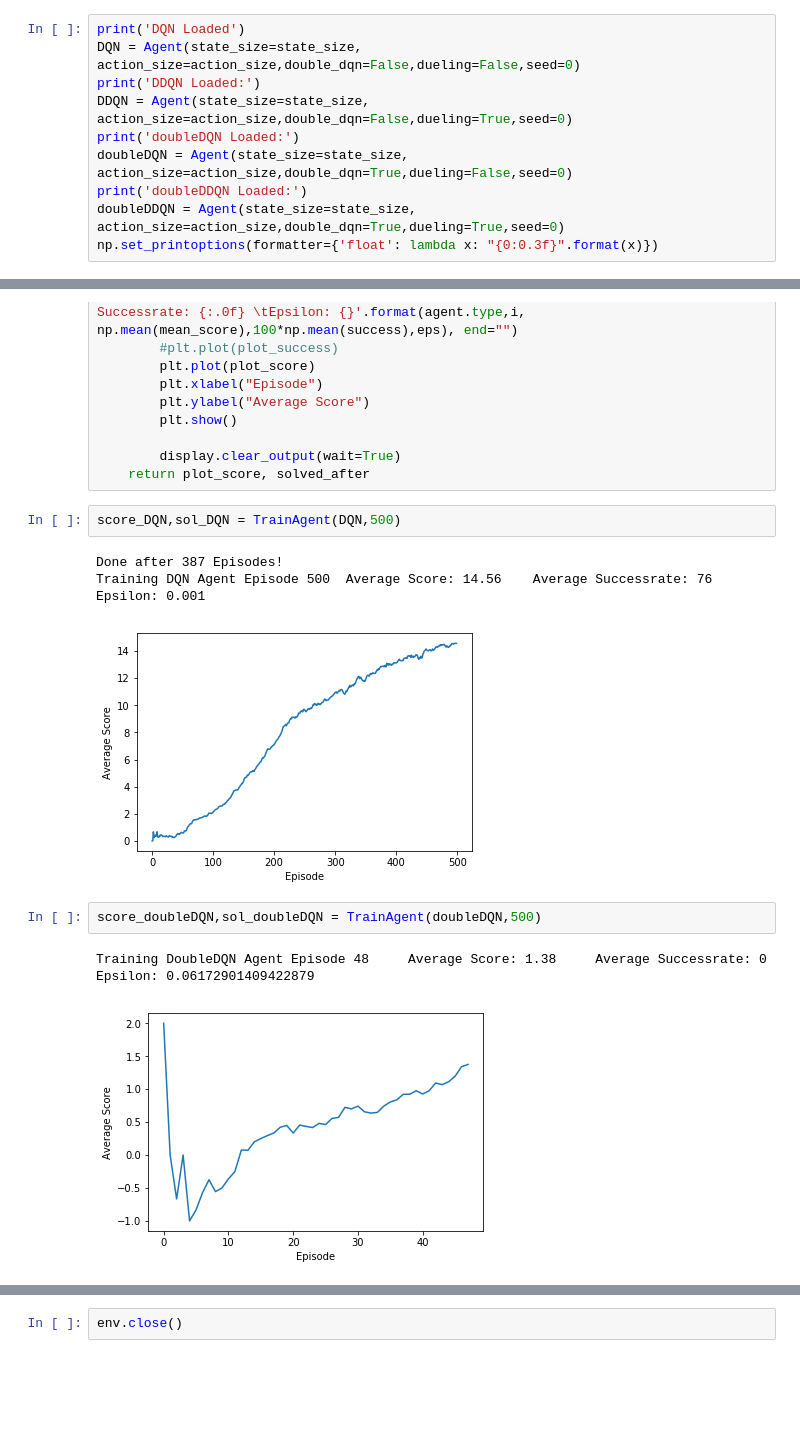
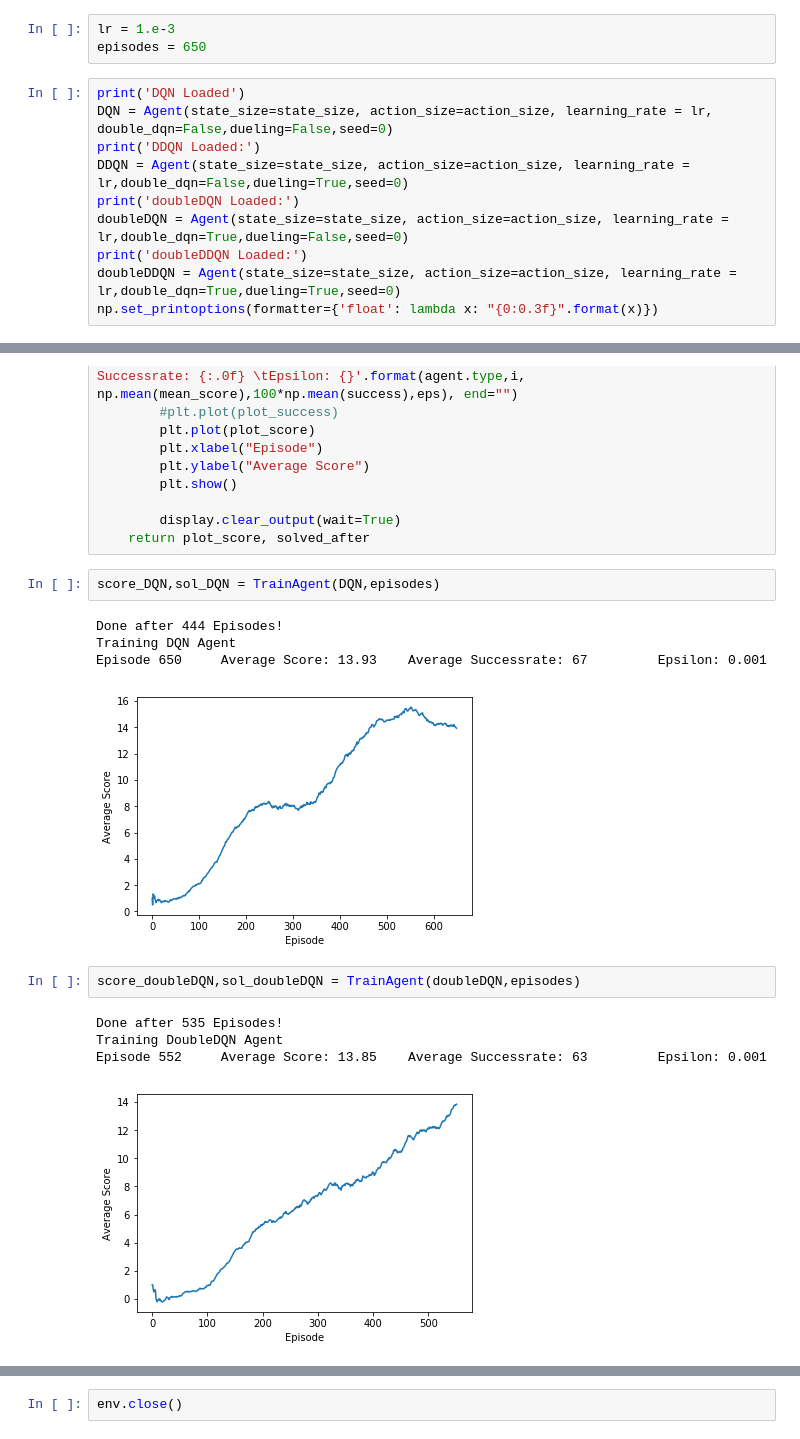
Before and after one commit to MLerik/Deep-Reinforcement-Learning, a Jupyter notebook: Navigation/Navigation.ipynb, the cells around one changed output, grey strips where cells are left out. Saved outputs shown, nothing was run; the diff lists cells and outputs as text; blank space fills up the shorter version.

```diff
--- a/Navigation/Navigation.ipynb
+++ b/Navigation/Navigation.ipynb
@@ -119,15 +119,18 @@ Hyperparameters:
 - epd_decay - This parameter defines how fast the agent will start exploiting the learned strategy
 
 All other hyperparameters are set in the Agent and Model files.
+# %%
+lr = 1.e-3
+episodes = 650
 # %%
 print('DQN Loaded')
-DQN = Agent(state_size=state_size, action_size=action_size,double_dqn=False,dueling=False,seed=0)
+DQN = Agent(state_size=state_size, action_size=action_size, learning_rate = lr, double_dqn=False,dueling=False,seed=0)
 print('DDQN Loaded:')
-DDQN = Agent(state_size=state_size, action_size=action_size,double_dqn=False,dueling=True,seed=0)
+DDQN = Agent(state_size=state_size, action_size=action_size, learning_rate = lr,double_dqn=False,dueling=True,seed=0)
 print('doubleDQN Loaded:')
-doubleDQN = Agent(state_size=state_size, action_size=action_size,double_dqn=True,dueling=False,seed=0)
+doubleDQN = Agent(state_size=state_size, action_size=action_size, learning_rate = lr,double_dqn=True,dueling=False,seed=0)
 print('doubleDDQN Loaded:')
-doubleDDQN = Agent(state_size=state_size, action_size=action_size,double_dqn=True,dueling=True,seed=0)
+doubleDDQN = Agent(state_size=state_size, action_size=action_size, learning_rate = lr,double_dqn=True,dueling=True,seed=0)
 np.set_printoptions(formatter={'float': lambda x: "{0:0.3f}".format(x)})
 # %% [output]
 DQN Loaded
@@ -209,14 +212,17 @@ def TrainAgent(agent,n_episodes):
         display.clear_output(wait=True)
     return plot_score, solved_after
 # %%
-score_DQN,sol_DQN = TrainAgent(DQN,500)
+score_DQN,sol_DQN = TrainAgent(DQN,episodes)
 # %% [output]
-Done after 387 Episodes!
-Training DQN Agent Episode 500  Average Score: 14.56    Average Successrate: 76         Epsilon: 0.001
+Done after 444 Episodes!
+Training DQN Agent
+Episode 650     Average Score: 13.93    Average Successrate: 67         Epsilon: 0.001
-[figure, old version]
+[figure, new version]
 # %%
-score_doubleDQN,sol_doubleDQN = TrainAgent(doubleDQN,500)
+score_doubleDQN,sol_doubleDQN = TrainAgent(doubleDQN,episodes)
 # %% [output]
-Training DoubleDQN Agent Episode 48     Average Score: 1.38     Average Successrate: 0  Epsilon: 0.06172901409422879
+Done after 535 Episodes!
+Training DoubleDQN Agent
+Episode 552     Average Score: 13.85    Average Successrate: 63         Epsilon: 0.001
-[figure, old version]
+[figure, new version]
 # %%
```
Also changed, not shown: parts of 3 cells of this notebook, 5 other files.
